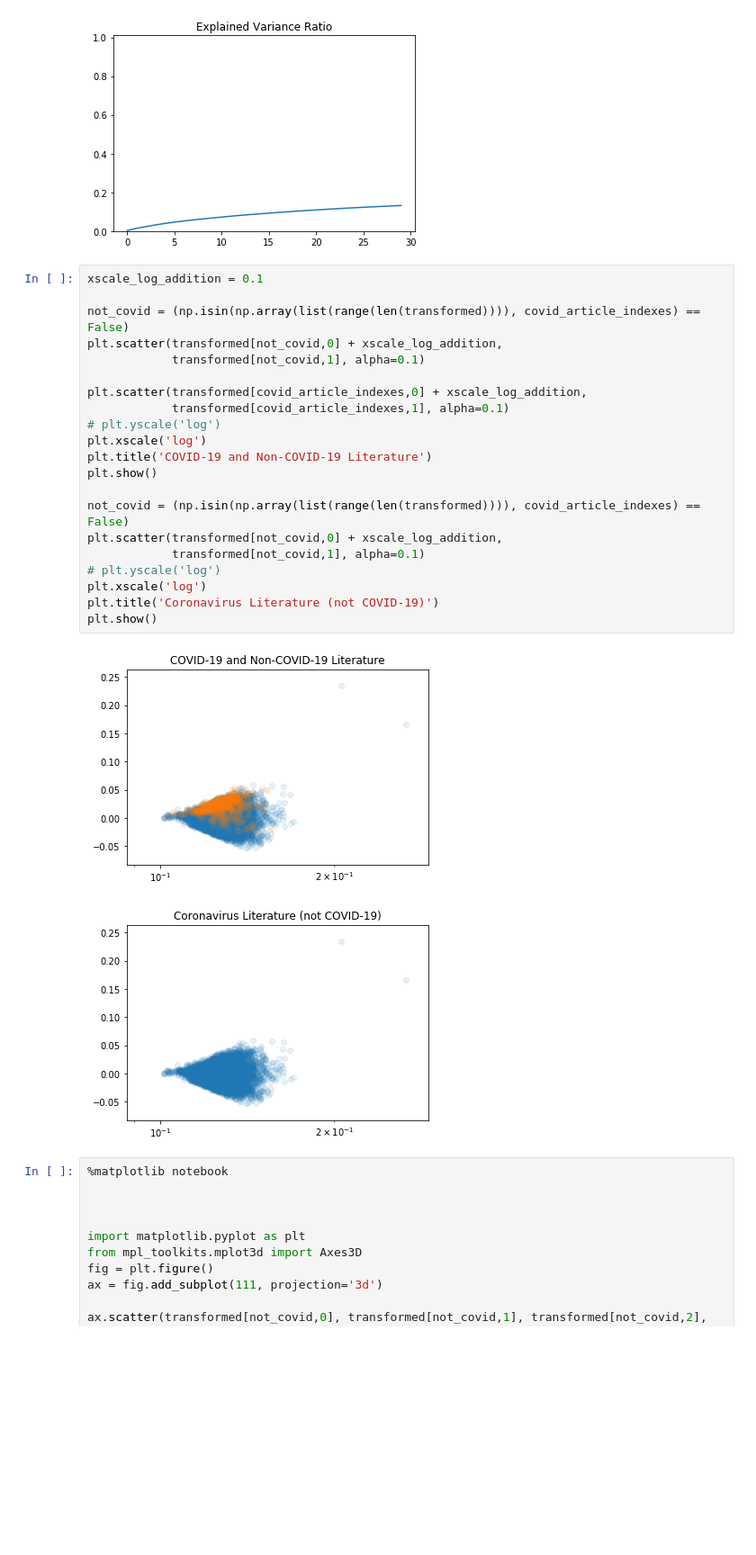
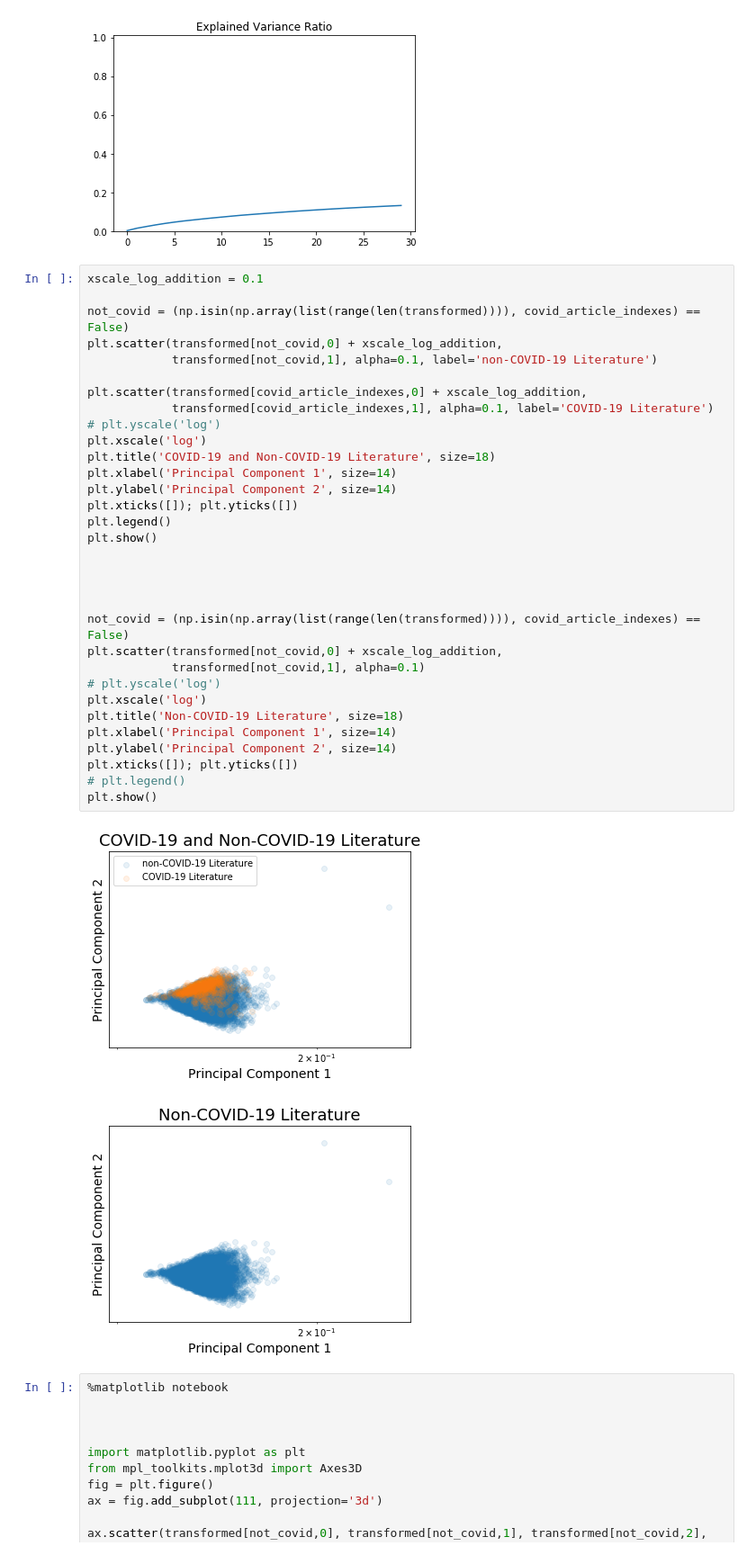
Before and after one commit to COVID19-DVRN/8-AI-Mapping-of-Relevant-Coronavirus-Literature, a Jupyter notebook: AbstractAnalytics-subsetted.ipynb, the cells around one changed output. Shown: that part at 90% size. Saved outputs shown, nothing was run; the diff lists cells and outputs as text; blank space fills up the shorter version.

Commit message:
More PCA diagnostic graphics & formatting changes

```diff
--- a/AbstractAnalytics-subsetted.ipynb
+++ b/AbstractAnalytics-subsetted.ipynb
@@ -195,27 +195,38 @@ plt.ylim(0, 1.01)
 # %%
 xscale_log_addition = 0.1
 
 not_covid = (np.isin(np.array(list(range(len(transformed)))), covid_article_indexes) == False)
 plt.scatter(transformed[not_covid,0] + xscale_log_addition,
-            transformed[not_covid,1], alpha=0.1)
+            transformed[not_covid,1], alpha=0.1, label='non-COVID-19 Literature')
 
 plt.scatter(transformed[covid_article_indexes,0] + xscale_log_addition,
-            transformed[covid_article_indexes,1], alpha=0.1)
+            transformed[covid_article_indexes,1], alpha=0.1, label='COVID-19 Literature')
 # plt.yscale('log')
 plt.xscale('log')
-plt.title('COVID-19 and Non-COVID-19 Literature')
+plt.title('COVID-19 and Non-COVID-19 Literature', size=18)
+plt.xlabel('Principal Component 1', size=14)
+plt.ylabel('Principal Component 2', size=14)
+plt.xticks([]); plt.yticks([])
+plt.legend()
 plt.show()
+
+
+
 
 not_covid = (np.isin(np.array(list(range(len(transformed)))), covid_article_indexes) == False)
 plt.scatter(transformed[not_covid,0] + xscale_log_addition,
             transformed[not_covid,1], alpha=0.1)
 # plt.yscale('log')
 plt.xscale('log')
-plt.title('Coronavirus Literature (not COVID-19)')
+plt.title('Non-COVID-19 Literature', size=18)
+plt.xlabel('Principal Component 1', size=14)
+plt.ylabel('Principal Component 2', size=14)
+plt.xticks([]); plt.yticks([])
+# plt.legend()
 plt.show()
 # %% [output]
-[figure, old version]
+[figure, new version]
-[figure, old version]
+[figure, new version]
 # %%
 %matplotlib notebook
 
```
Also changed, not shown: parts of 7 cells of this notebook.
